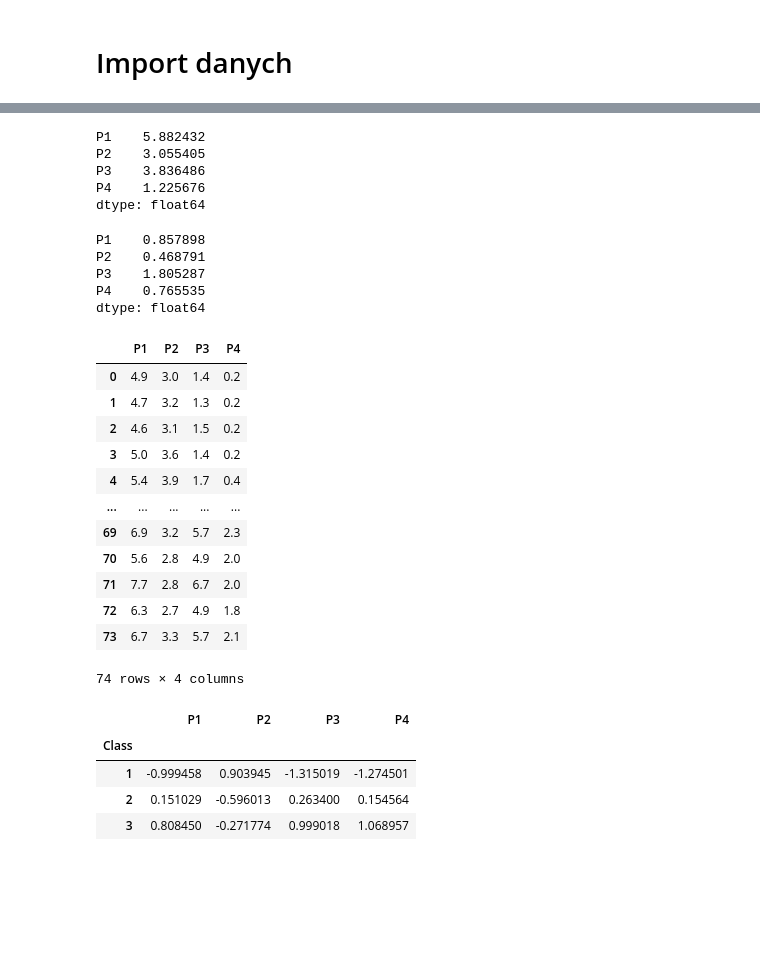
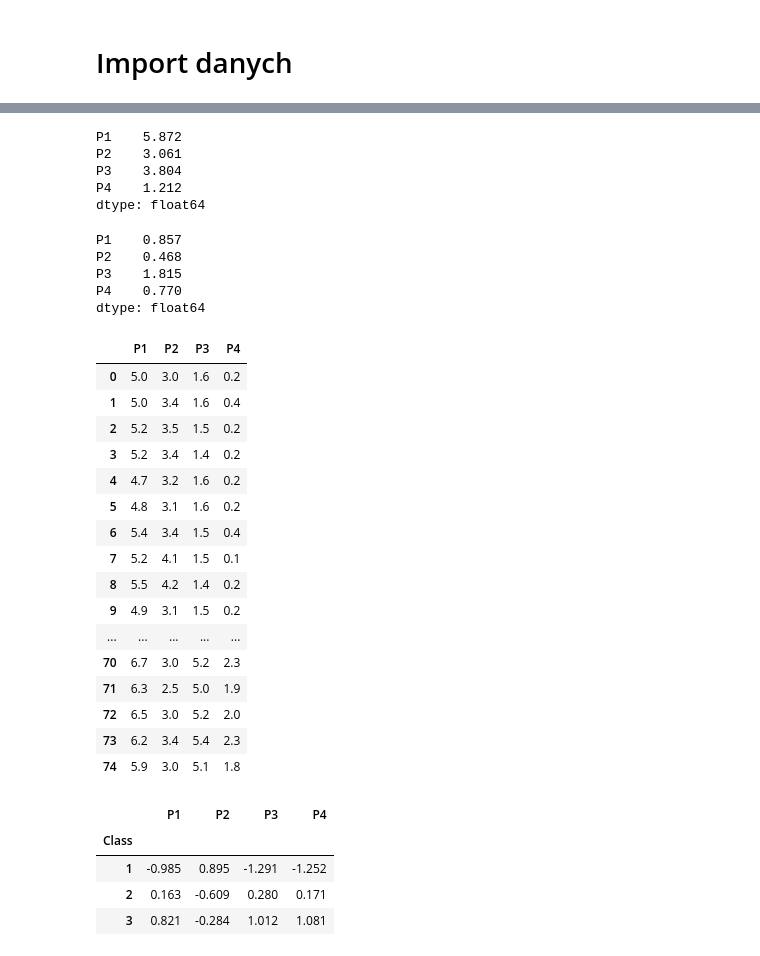
Before and after one commit to PatrykLisik/master-degree, a Jupyter notebook: semestr_2/statystyczne_metody_rozpoznawania_obrazu/notebooks/zad1.ipynb, the cells around one changed output, grey strips where cells are left out. Cells and saved outputs as stored; diff of their text form; code cells hidden in the pictures; blank space fills up the shorter version.

```diff
--- a/semestr_2/statystyczne_metody_rozpoznawania_obrazu/notebooks/zad1.ipynb
+++ b/semestr_2/statystyczne_metody_rozpoznawania_obrazu/notebooks/zad1.ipynb
@@ -1,11 +1,13 @@
 # %%
 import numpy as np
 import pandas as pd
+
+pd.set_option('display.max_rows', None)
 # %% [markdown]
 # Import danych
 # %%
 def read_data(path:str):
-    data = pd.read_csv(train_file_path, sep="  ", skiprows=1, header=0)
+    data = pd.read_csv(path, sep="  ", skiprows=1, header=None)
 
     column_name = ["Class"]
 
@@ -67,46 +99,50 @@ test_data_no_class = test_data.drop(columns=["Class"])
 # %%
-mv = train_data_no_class.mean()
+mv = train_data_no_class.mean().round(3)
 mv
 # %% [output]
-P1    5.882432
-P2    3.055405
-P3    3.836486
-P4    1.225676
+P1    5.872
+P2    3.061
+P3    3.804
+P4    1.212
 dtype: float64
 # %%
-sd = train_data_no_class.std()
+sd = train_data_no_class.std().round(3)
 sd
 # %% [output]
-P1    0.857898
-P2    0.468791
-P3    1.805287
-P4    0.765535
+P1    0.857
+P2    0.468
+P3    1.815
+P4    0.770
 dtype: float64
 # %%
 test_data_no_class
 # %% [output]
 |  | P1 | P2 | P3 | P4 |
-| 0 | 4.9 | 3.0 | 1.4 | 0.2 |
-| 1 | 4.7 | 3.2 | 1.3 | 0.2 |
-| 2 | 4.6 | 3.1 | 1.5 | 0.2 |
-| 3 | 5.0 | 3.6 | 1.4 | 0.2 |
-| 4 | 5.4 | 3.9 | 1.7 | 0.4 |
+| 0 | 5.0 | 3.0 | 1.6 | 0.2 |
+| 1 | 5.0 | 3.4 | 1.6 | 0.4 |
+| 2 | 5.2 | 3.5 | 1.5 | 0.2 |
+| 3 | 5.2 | 3.4 | 1.4 | 0.2 |
+| 4 | 4.7 | 3.2 | 1.6 | 0.2 |
+| 5 | 4.8 | 3.1 | 1.6 | 0.2 |
+| 6 | 5.4 | 3.4 | 1.5 | 0.4 |
+| 7 | 5.2 | 4.1 | 1.5 | 0.1 |
+| 8 | 5.5 | 4.2 | 1.4 | 0.2 |
+| 9 | 4.9 | 3.1 | 1.5 | 0.2 |
 | ... | ... | ... | ... | ... |
-| 69 | 6.9 | 3.2 | 5.7 | 2.3 |
-| 70 | 5.6 | 2.8 | 4.9 | 2.0 |
-| 71 | 7.7 | 2.8 | 6.7 | 2.0 |
-| 72 | 6.3 | 2.7 | 4.9 | 1.8 |
-| 73 | 6.7 | 3.3 | 5.7 | 2.1 |
+| 70 | 6.7 | 3.0 | 5.2 | 2.3 |
+| 71 | 6.3 | 2.5 | 5.0 | 1.9 |
+| 72 | 6.5 | 3.0 | 5.2 | 2.0 |
+| 73 | 6.2 | 3.4 | 5.4 | 2.3 |
+| 74 | 5.9 | 3.0 | 5.1 | 1.8 |
-74 rows × 4 columns
 # %%
-gravity_centers_std = (gravity_centers-mv)/sd
+gravity_centers_std = ((gravity_centers-mv)/sd).round(3)
 gravity_centers_std
 # %% [output]
 |  | P1 | P2 | P3 | P4 |
 | Class |  |  |  |  |
-| 1 | -0.999458 | 0.903945 | -1.315019 | -1.274501 |
-| 2 | 0.151029 | -0.596013 | 0.263400 | 0.154564 |
-| 3 | 0.808450 | -0.271774 | 0.999018 | 1.068957 |
+| 1 | -0.985 | 0.895 | -1.291 | -1.252 |
+| 2 | 0.163 | -0.609 | 0.280 | 0.171 |
+| 3 | 0.821 | -0.284 | 1.012 | 1.081 |
 # %%
 test_data_std = (test_data_no_class-mv)/sd
 test_data_std
```
Also changed, not shown: parts of 15 cells of this notebook.
